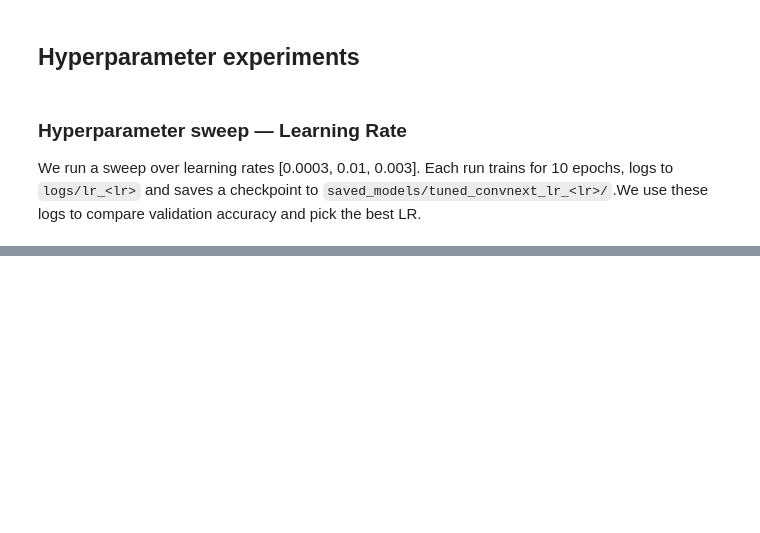
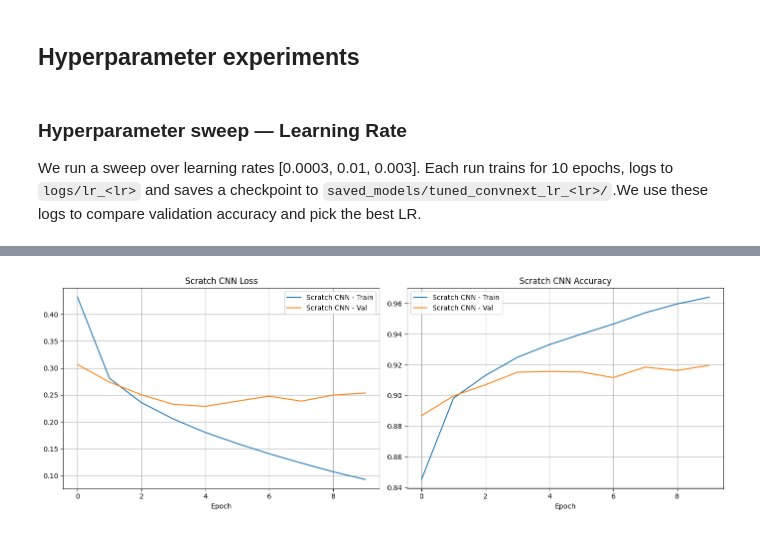
Before and after one commit to filipzekovich/Deep-Learning-Model, a Jupyter notebook: DL_Project_Notebook.ipynb, the cells around one changed output, grey strips where cells are left out. Saved outputs shown, nothing was run; the diff lists cells and outputs as text; code cells hidden in the pictures; blank space fills up the shorter version.

```diff
--- a/DL_Project_Notebook.ipynb
+++ b/DL_Project_Notebook.ipynb
@@ -669,0 +933,5 @@ BEST MODEL: Tuned (LR=0.003) with Best Val Acc = 0.9027
+# %%
+scratch_transform = transforms.Compose([
+    transforms.ToTensor(),
+    transforms.Normalize((0.5,), (0.5,))
+])
@@ -669,0 +1002,31 @@ BEST MODEL: Tuned (LR=0.003) with Best Val Acc = 0.9027
+# %%
+num_epochs = 10
+scratch_model = SimpleCNN(num_classes=10).to(device)
+
+criterion = nn.CrossEntropyLoss()
+optimizer = optim.Adam(scratch_model.parameters(), lr=0.001)
+
+scratch_writer = SummaryWriter('logs/scratch_cnn')
+
+print("\nTraining CNN from scratch...")
+scratch_model, scratch_history = train_model(
+    model=scratch_model,
+    criterion=criterion,
+    optimizer=optimizer,
+    train_loader=scratch_train_loader,
+    val_loader=scratch_val_loader,
+    num_epochs=num_epochs,
+    device=device,
+    writer=scratch_writer,
+    run_name='scratch_cnn'
+)
+
+save_checkpoint(
+    scratch_model,
+    optimizer,
+    num_epochs,
+    scratch_history,
+    'saved_models/scratch_cnn/checkpoint.pth'
+)
+
+scratch_writer.close()
@@ -669,0 +1075,5 @@ BEST MODEL: Tuned (LR=0.003) with Best Val Acc = 0.9027
+# %%
+fig = plot_history(scratch_history, 'Scratch CNN')
+plt.show()
+# %% [output]
+[figure, added]
```
Also changed, not shown: parts of 38 cells of this notebook.
